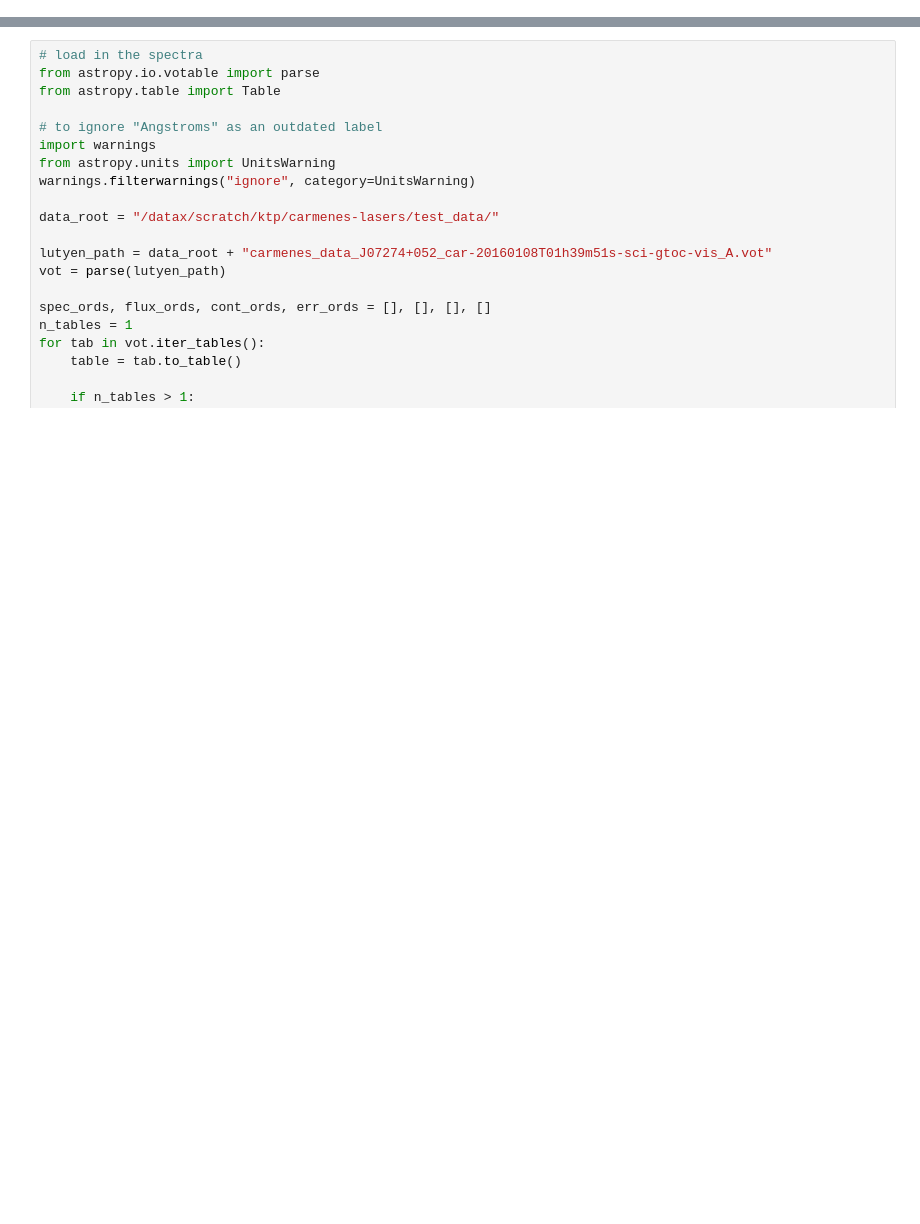
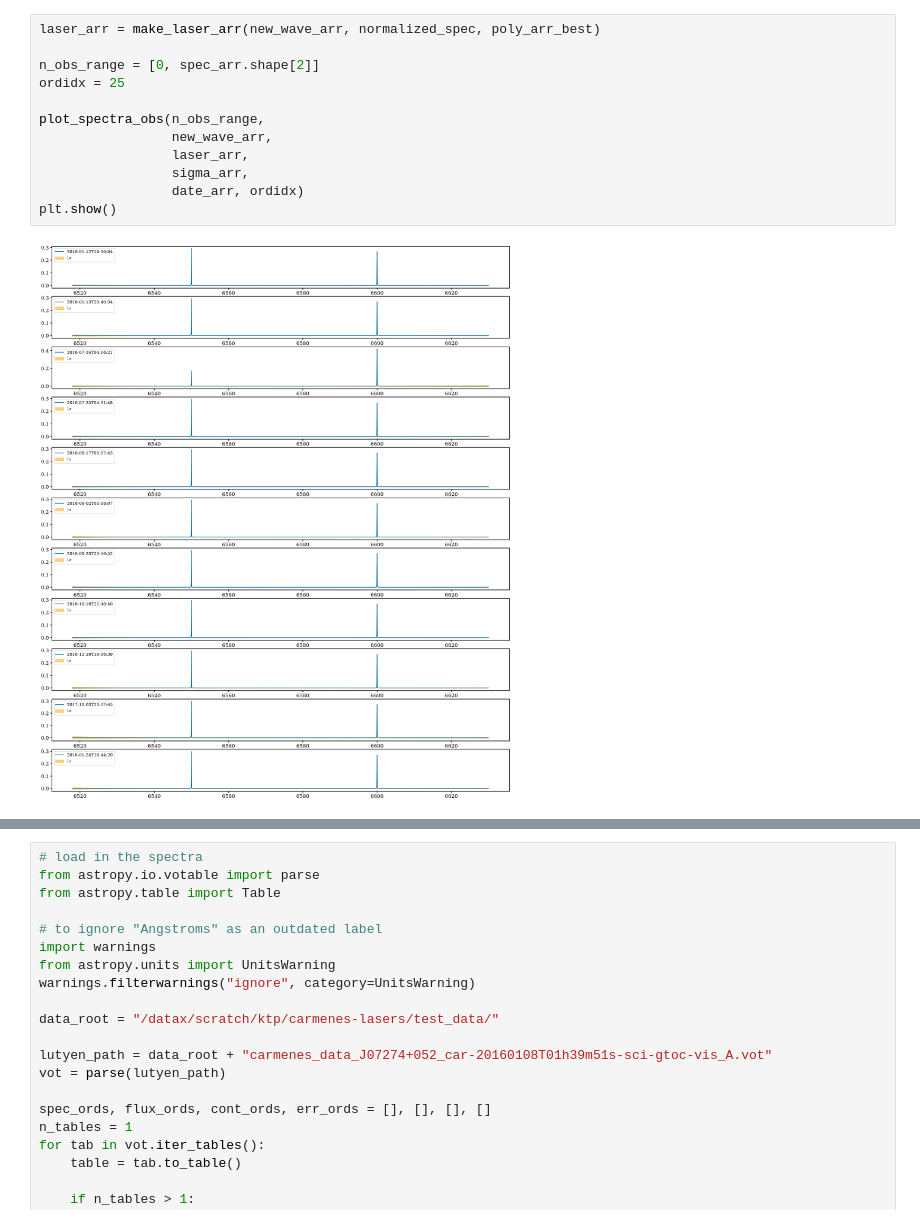
Before and after one commit to kenny-phan/carmenes-lasers, a Jupyter notebook: carmenes-lasers/laser_search_trials.ipynb, the cells around one changed output, grey strips where cells are left out. Saved outputs shown, nothing was run; the diff lists cells and outputs as text; blank space fills up the shorter version.

```diff
--- a/carmenes-lasers/laser_search_trials.ipynb
+++ b/carmenes-lasers/laser_search_trials.ipynb
@@ -6,0 +91,14 @@ from pipeline import *
+# %%
+laser_arr = make_laser_arr(new_wave_arr, normalized_spec, poly_arr_best)
+
+n_obs_range = [0, spec_arr.shape[2]]
+ordidx = 25
+
+plot_spectra_obs(n_obs_range,
+                 new_wave_arr,
+                 laser_arr,
+                 sigma_arr,
+                 date_arr, ordidx)
+plt.show()
+# %% [output]
+[figure, added]
```
Also changed, not shown: parts of 12 cells of this notebook, 2 other files.
